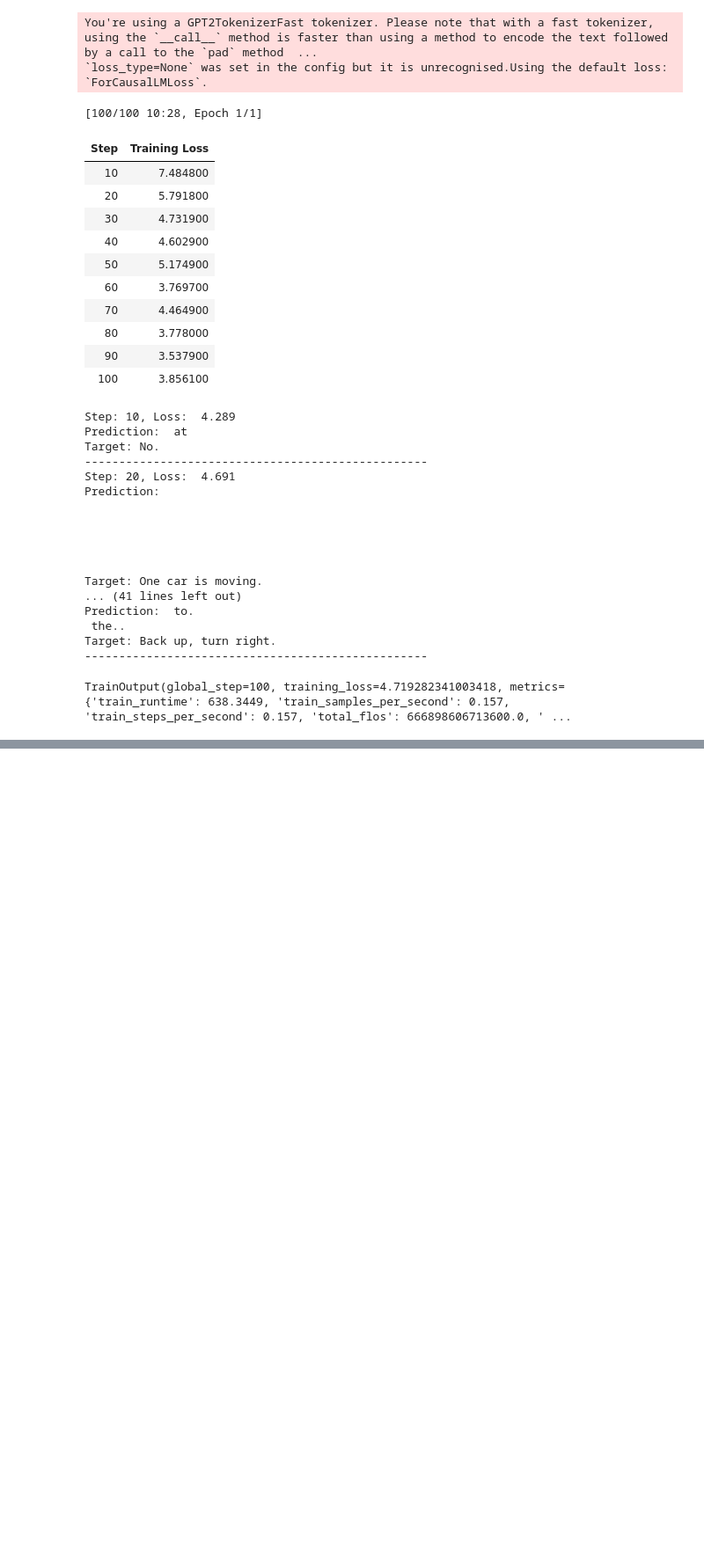
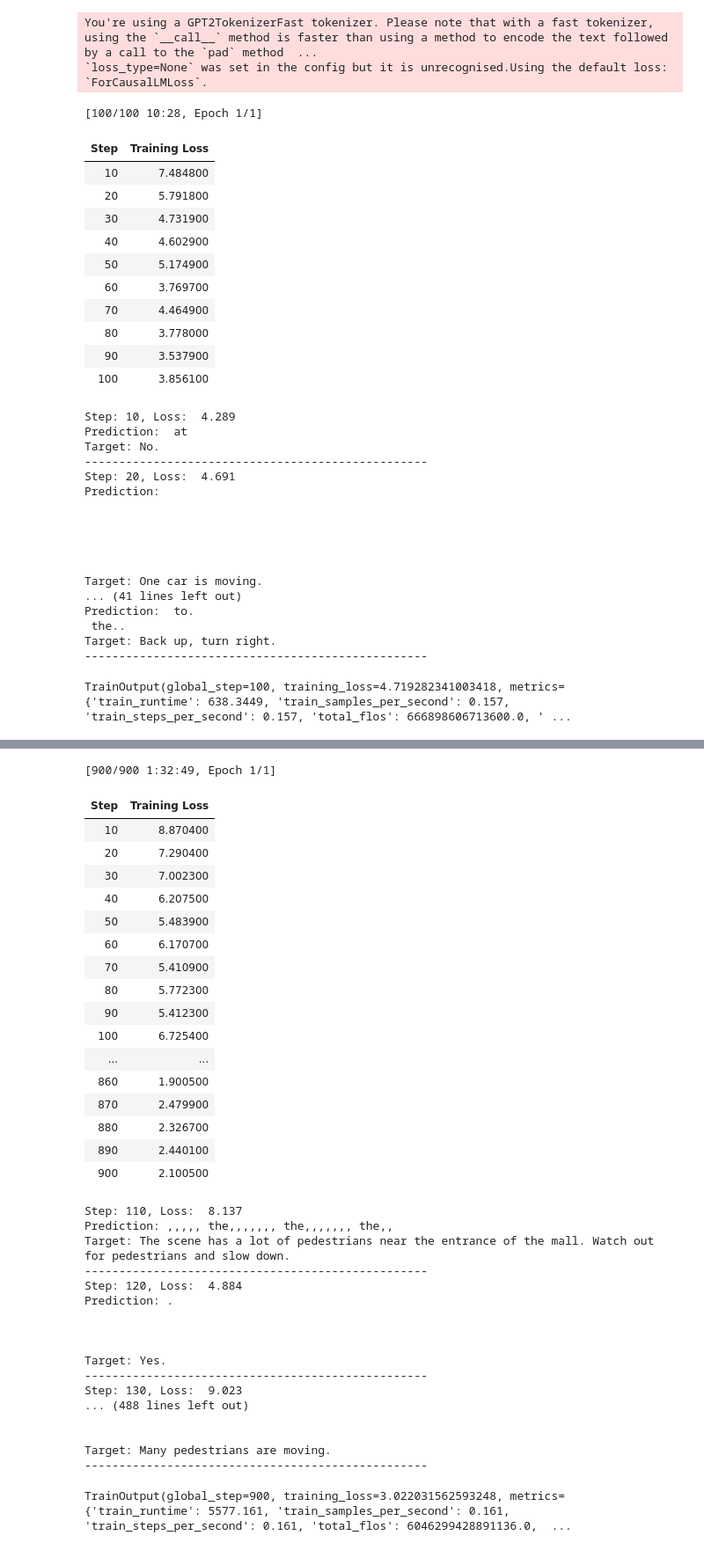
Before and after one commit to MehdiJmlkh/Large-Language-Models-Course-Project, a Jupyter notebook: main.ipynb, the cells around one changed output, grey strips where cells are left out. Shown at 88% size. Drawn from its saved outputs; the diff is of its cells as text; code cells hidden in the pictures; blank space fills up the shorter version.

Commit message:
Fine-tune steps 101 to 1000

```diff
--- a/main.ipynb
+++ b/main.ipynb
@@ -71,7 +71,7 @@ class DriveLM:
         return len(self.drive_lm)
 
 splits = ["train"]
-dataset = {split: DriveLM(drive_lm[split].select(range(100)), nuscenes[split]) for split in splits}
+dataset = {split: DriveLM(drive_lm[split].select(range(100, 1000)), nuscenes[split]) for split in splits}
 # %%
 # from PIL import Image
 
@@ -478,7 +478,7 @@ from transformers.trainer import _is_peft_model
 from transformers.models.auto.modeling_auto import MODEL_FOR_CAUSAL_LM_MAPPING_NAMES
 
 class OutputDisplayTrainer(Trainer):
-    global_step = 1
+    global_step = 101
     logging_steps = logging_steps
     def compute_loss(
         self,
@@ -642,3 +642,6 @@ Prediction:  to.
 Target: Back up, turn right.
 --------------------------------------------------
 TrainOutput(global_step=100, training_loss=4.719282341003418, metrics={'train_runtime': 638.3449, 'train_samples_per_second': 0.157, 'train_steps_per_second': 0.157, 'total_flos': 666898606713600.0, ' ...
+# %%
+trainer.train()
+# %% [output]
@@ -645,3 +650,39 @@ TrainOutput(global_step=100, training_loss=4.719282341003418, metrics={'train_ru
+[900/900 1:32:49, Epoch 1/1]
+| Step | Training Loss |
+| 10 | 8.870400 |
+| 20 | 7.290400 |
+| 30 | 7.002300 |
+| 40 | 6.207500 |
+| 50 | 5.483900 |
+| 60 | 6.170700 |
+| 70 | 5.410900 |
+| 80 | 5.772300 |
+| 90 | 5.412300 |
+| 100 | 6.725400 |
+| ... | ... |
+| 860 | 1.900500 |
+| 870 | 2.479900 |
+| 880 | 2.326700 |
+| 890 | 2.440100 |
+| 900 | 2.100500 |
+Step: 110, Loss:  8.137
+Prediction: ,,,,, the,,,,,,, the,,,,,,, the,,
+Target: The scene has a lot of pedestrians near the entrance of the mall. Watch out for pedestrians and slow down.
+--------------------------------------------------
+Step: 120, Loss:  4.884
+Prediction: .
+
+
+
+Target: Yes.
+--------------------------------------------------
+Step: 130, Loss:  9.023
+... (488 lines left out)
+
+
+Target: Many pedestrians are moving.
+--------------------------------------------------
+TrainOutput(global_step=900, training_loss=3.022031562593248, metrics={'train_runtime': 5577.161, 'train_samples_per_second': 0.161, 'train_steps_per_second': 0.161, 'total_flos': 6046299428891136.0,  ...
 # %%
 from huggingface_hub import login
 
```
Also changed, not shown: parts of 5 cells of this notebook.
